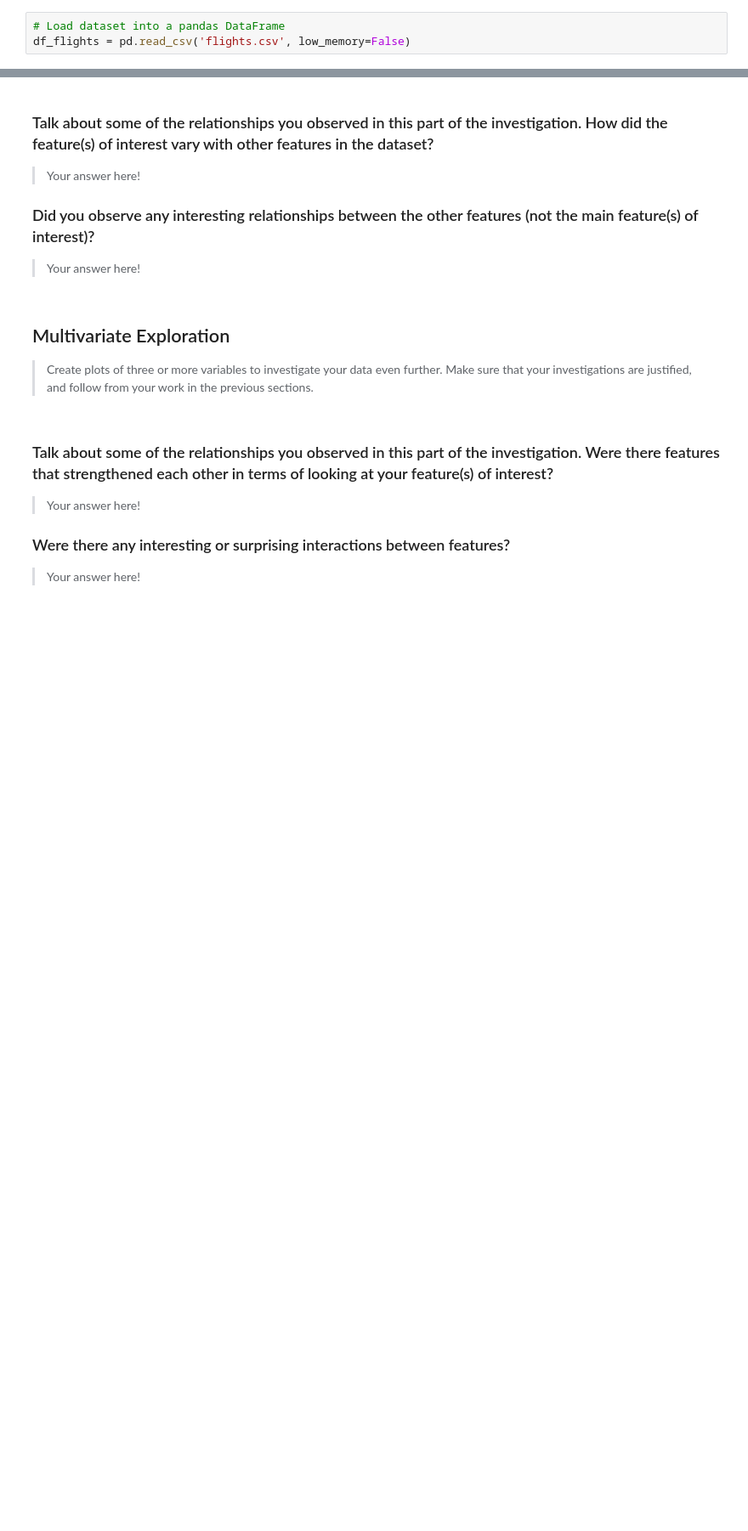
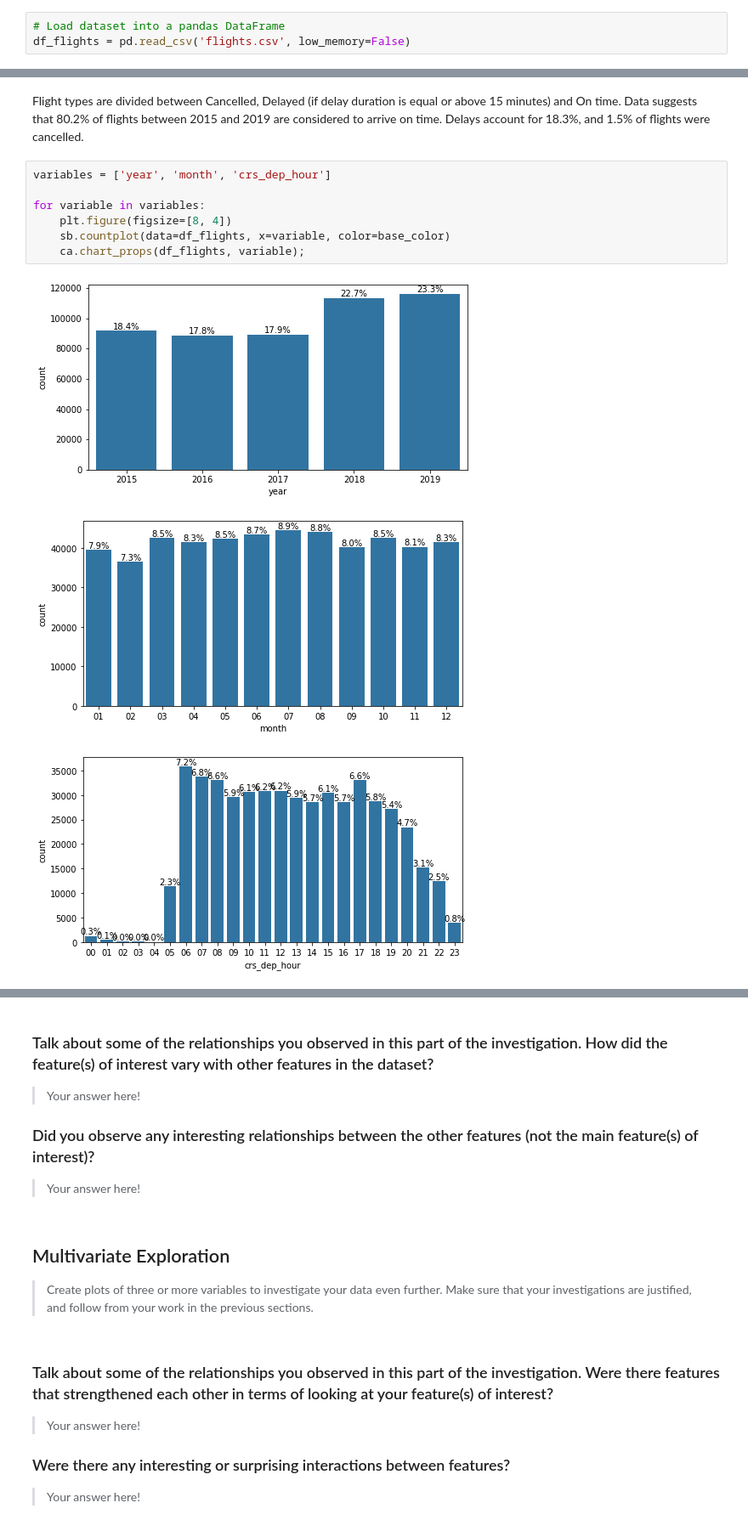
Before and after one commit to thaysmartinez/flights-data-exploration, a Jupyter notebook: exploration_template.ipynb, the cells around one changed output, grey strips where cells are left out. Shown at 85% size. Cells and saved outputs as stored; diff of their text form; blank space fills up the shorter version.

```diff
--- a/exploration_template.ipynb
+++ b/exploration_template.ipynb
@@ -431,0 +137,13 @@ plt.ylabel('Taxi-in Duration (min)');
+# %% [markdown]
+Flight types are divided between Cancelled, Delayed (if delay duration is equal or above 15 minutes) and On time. Data suggests that 80.2% of flights between 2015 and 2019 are considered to arrive on time. Delays account for 18.3%, and 1.5% of flights were cancelled.
+# %%
+variables = ['year', 'month', 'crs_dep_hour']
+
+for variable in variables:
+    plt.figure(figsize=[8, 4])
+    sb.countplot(data=df_flights, x=variable, color=base_color)
+    ca.chart_props(df_flights, variable);
+# %% [output]
+[figure, added]
+[figure, added]
+[figure, added]
```
Also changed, not shown: parts of 82 cells of this notebook.
